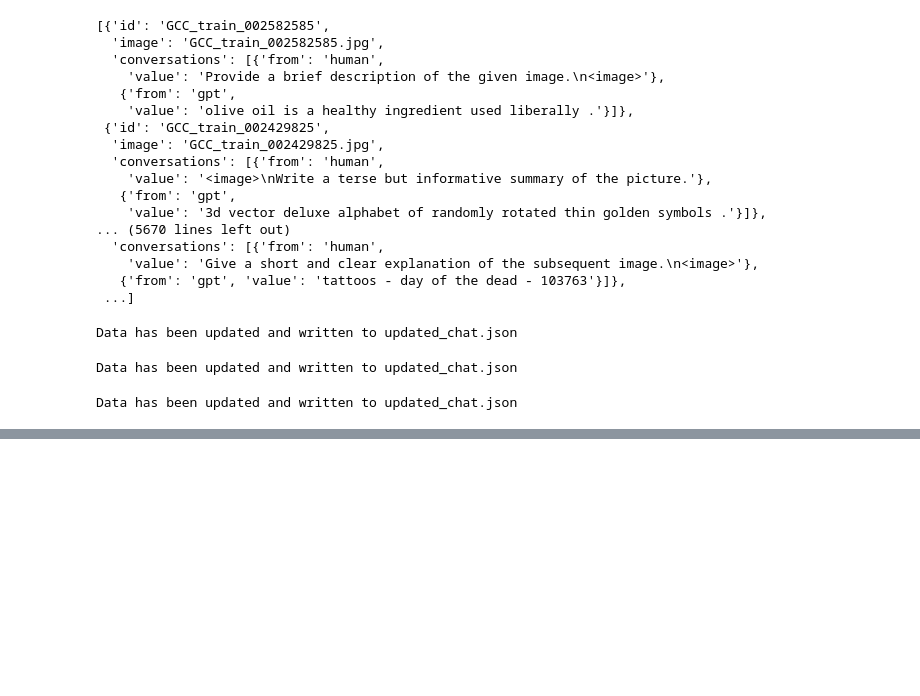
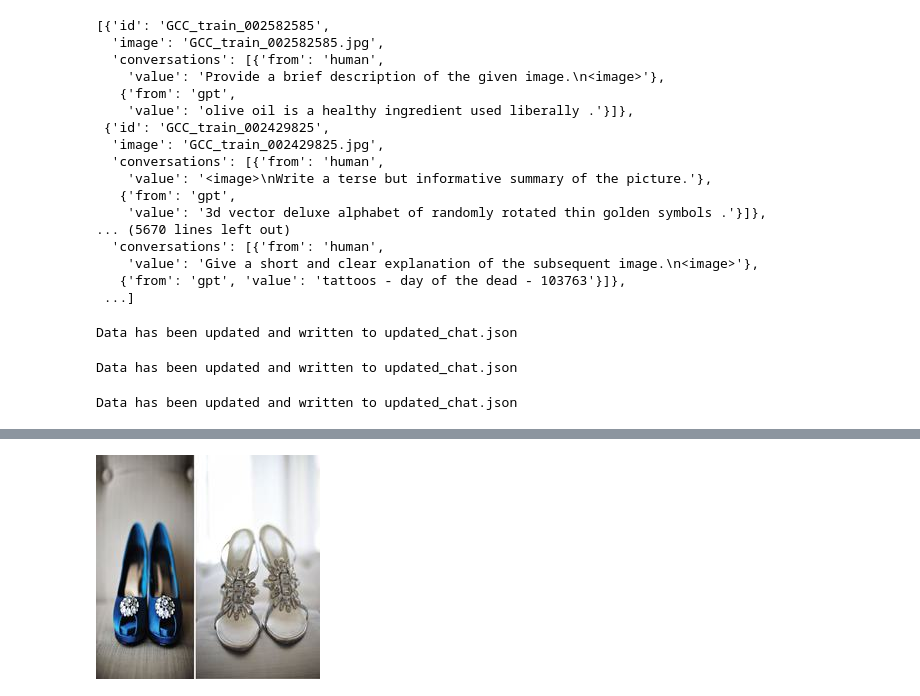
Before and after one commit to zw-SIMM/MiniCPM-V, a Jupyter notebook: datasets_demo/change_json.ipynb, the cells around one changed output, grey strips where cells are left out. Drawn from its saved outputs; the diff is of its cells as text; code cells hidden in the pictures; blank space fills up the shorter version.

```diff
--- a/datasets_demo/change_json.ipynb
+++ b/datasets_demo/change_json.ipynb
@@ -63,3 +63,13 @@ with open('/home/zhangwei/MiniCPM-V/datasets/LLaVA-CC3M-Pretrain-595K/updated_ch
 print("Data has been updated and written to updated_chat.json")
 # %% [output]
 Data has been updated and written to updated_chat.json
+# %%
+from PIL import Image
+i = 10003
+image_dir = "/home/zhangwei/MiniCPM-V/datasets/LLaVA-CC3M-Pretrain-595K/images_dl/"
+
+image_path = image_dir + updated_data[i]['image']
+image = Image.open(image_path).convert("RGB")
+print(updated_data[i]['conversations'])
+image
+# %% [output]
@@ -65,0 +77 @@ Data has been updated and written to updated_chat.json
+[figure, added]
```
Also changed, not shown: parts of 1 cell of this notebook, 3 other files.
